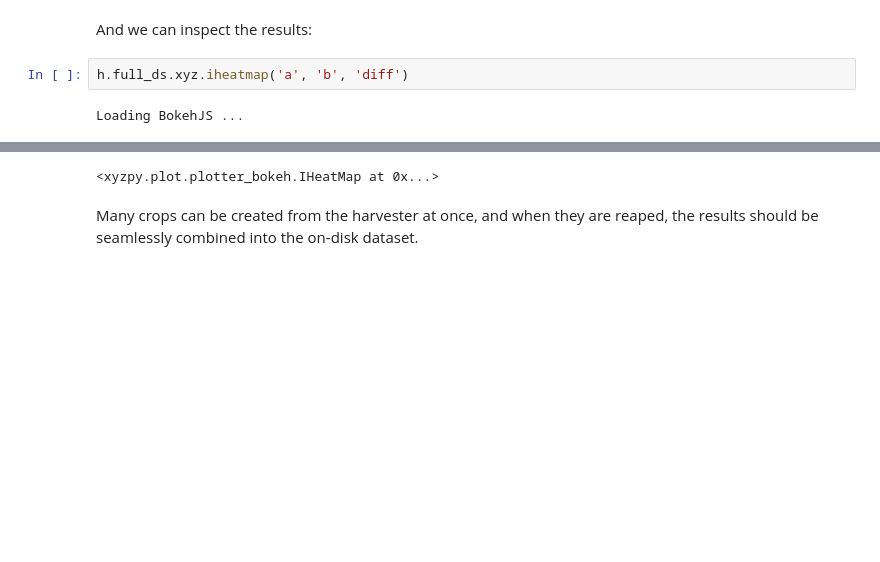
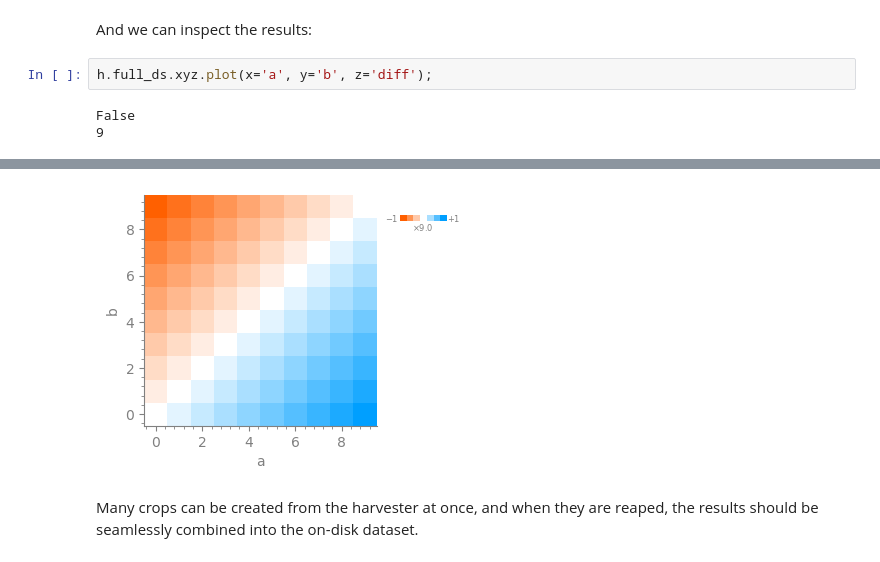
Before and after one commit to jcmgray/xyzpy, a Jupyter notebook: docs/examples/crop example.ipynb, the cells around one changed output, grey strips where cells are left out. Drawn from its saved outputs; the diff is of its cells as text; blank space fills up the shorter version.

```diff
--- a/docs/examples/crop example.ipynb
+++ b/docs/examples/crop example.ipynb
@@ -221,6 +240,7 @@ ls -a
 # %% [markdown]
 And we can inspect the results:
 # %%
-h.full_ds.xyz.iheatmap('a', 'b', 'diff')
+h.full_ds.xyz.plot(x='a', y='b', z='diff');
 # %% [output]
-Loading BokehJS ...
+False
+9
@@ -230,4 +247,4 @@ Loading BokehJS ...
-<xyzpy.plot.plotter_bokeh.IHeatMap at 0x...>
+[figure, added]
 # %% [markdown]
 Many crops can be created from the harvester at once, and when they are reaped, the results should be seamlessly combined into the on-disk dataset.
 # %%
```
Also changed, not shown: parts of 33 cells of this notebook, 18 other files.
